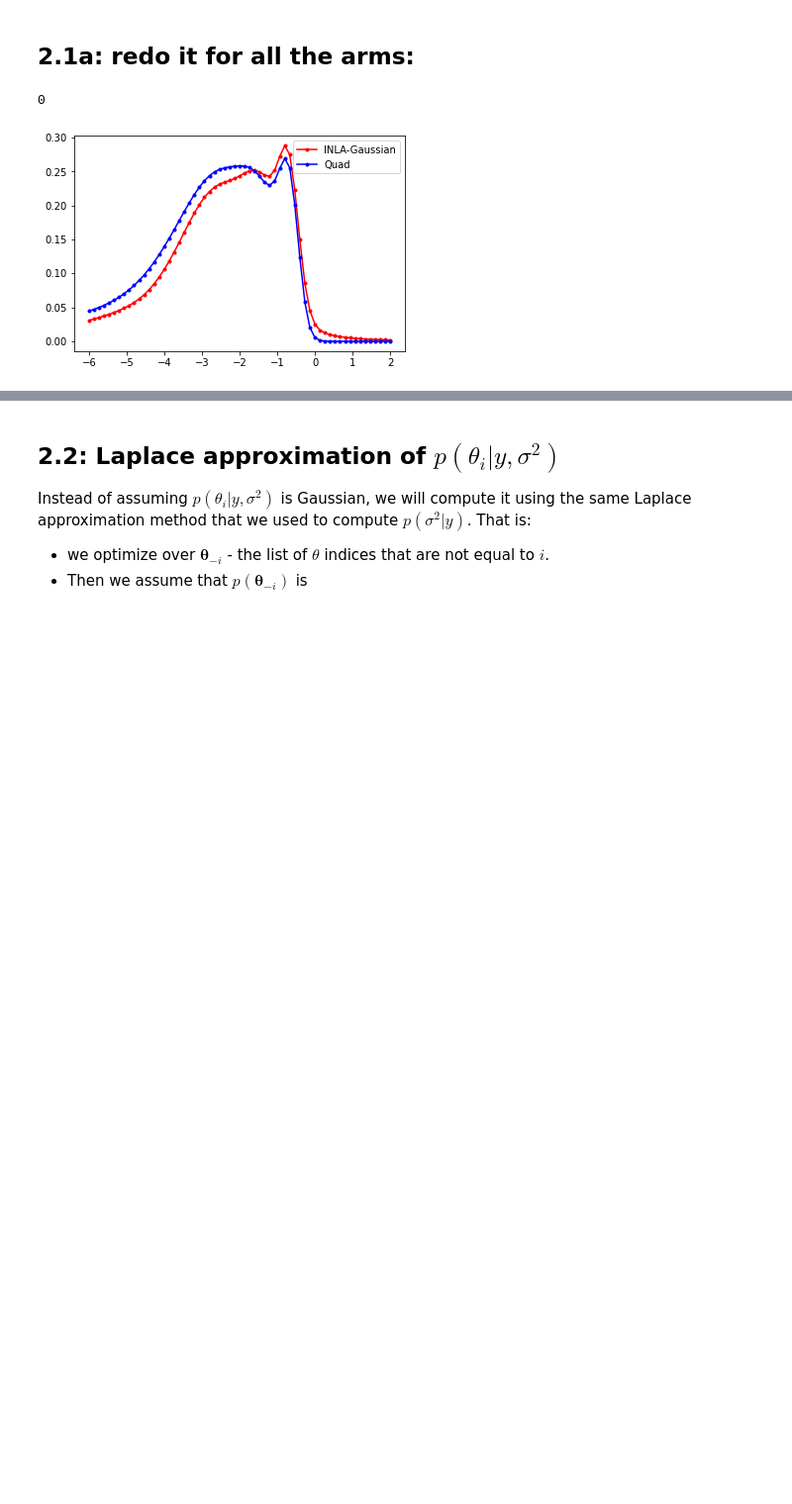
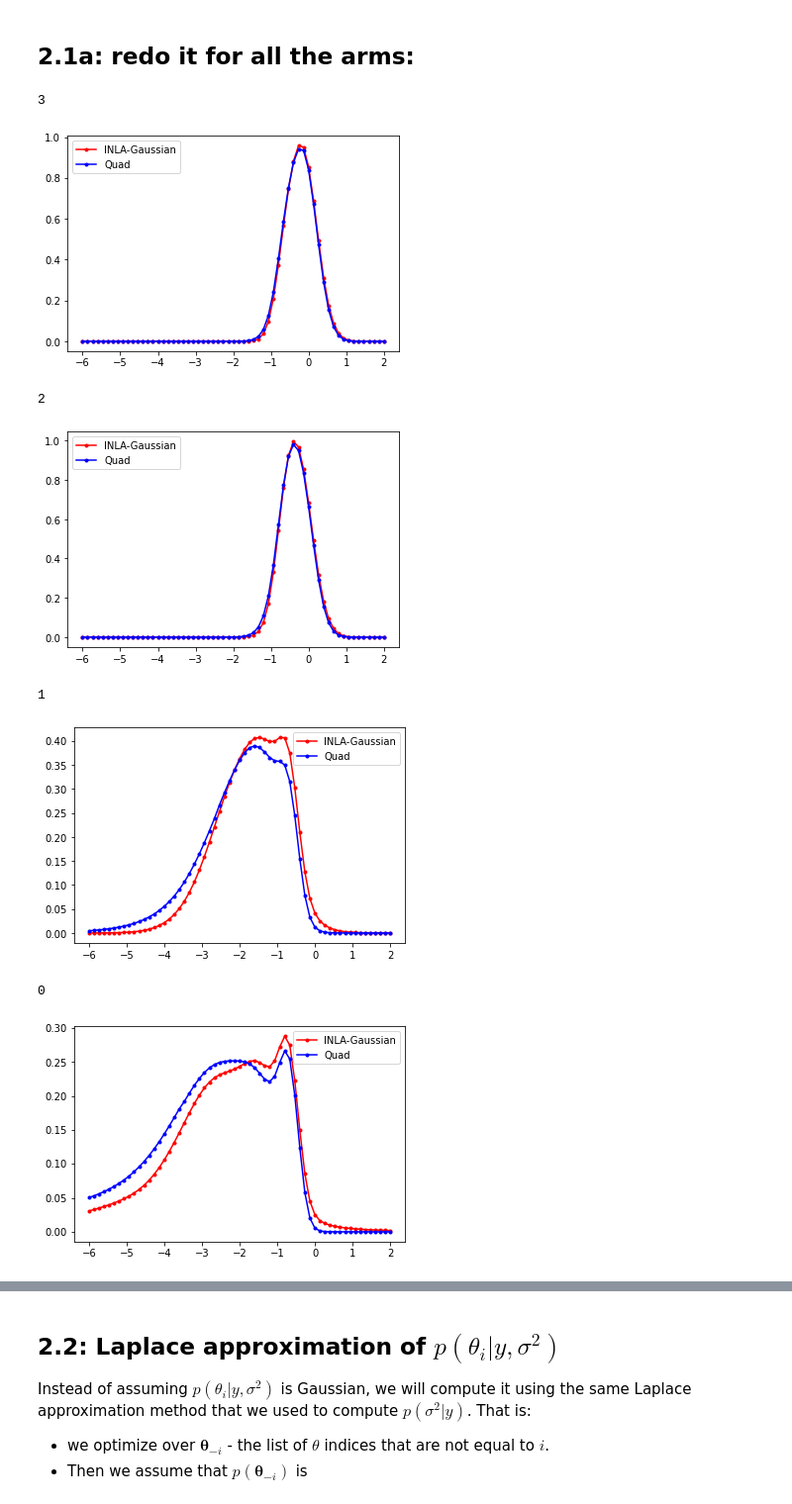
Before and after one commit to Confirm-Solutions/imprint, a Jupyter notebook: research/berry/intro_to_inla.ipynb, the cells around one changed output, grey strips where cells are left out. Shown at 99% size. Drawn from its saved outputs; the diff is of its cells as text; code cells hidden in the pictures; blank space fills up the shorter version.

Commit message:
Producing nice marginal plots comparing INLA/Quad/MCMC.

```diff
--- a/research/berry/intro_to_inla.ipynb
+++ b/research/berry/intro_to_inla.ipynb
@@ -109,6 +109,7 @@ import quadrature
 
 fi = fast_inla.FastINLA(n_arms=4)
 quad_p_ti_g_y = quadrature.integrate(
-    fi, y_i[None, :], n_i[None, :], fixed_arm_dim=arm_idx, fixed_arm_values=ti_rule.pts
+    fi, y_i[None, :], n_i[None, :], fixed_arm_dim=arm_idx, fixed_arm_values=ti_rule.pts,
+    n_theta=21
 )
 quad_p_ti_g_y /= np.sum(quad_p_ti_g_y * ti_rule.wts, axis=1)[:, None]
@@ -162,30 +161,35 @@ plt.show()
 # %% [markdown]
 ## 2.1a: redo it for all the arms:
 # %%
-for arm_idx in [0]:
+for arm_idx in range(4)[::-1]:
     print(arm_idx)
     quad_p_ti_g_y, grids, wts, joint = quadrature.integrate(
         fi, y_i[None, :], n_i[None, :], fixed_arm_dim=arm_idx, fixed_arm_values=ti_rule.pts,
-        w_theta=24, n_theta=11,
-        return_intermediates=True
+        n_theta=21, return_intermediates=True
     )
     quad_p_ti_g_y /= np.sum(quad_p_ti_g_y * ti_rule.wts, axis=1)[:, None]
 
     theta_i_sigma = np.sqrt(np.diagonal(-np.linalg.inv(hess), axis1=1, axis2=2))
     theta_i_mu = theta_max
     gaussian_pdf = scipy.stats.norm.pdf(
         ti_rule.pts[:, None],
         theta_i_mu[None, :, arm_idx],
         theta_i_sigma[None, :, arm_idx],
     )
     gaussian_p_ti_g_y = np.sum(
         gaussian_pdf * sigma2_post * sigma2_rule.wts[None, :], axis=1
     )
 
     plt.plot(ti_rule.pts, gaussian_p_ti_g_y, "r-o", markersize=3, label="INLA-Gaussian")
     plt.plot(ti_rule.pts, quad_p_ti_g_y[0], "b-o", markersize=3, label="Quad")
     plt.legend()
     plt.show()
 # %% [output]
-0
+3
-[figure, old version]
+[figure, new version]
+2
+[figure, added]
+1
+[figure, added]
+0
+[figure, added]
```
Also changed, not shown: parts of 6 cells of this notebook, 7 other files.
